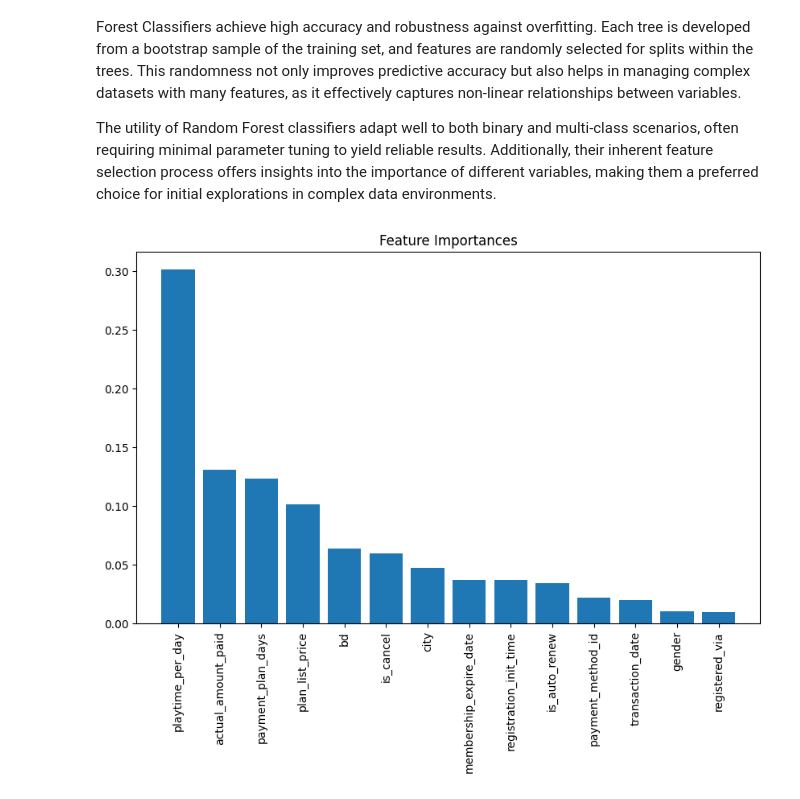
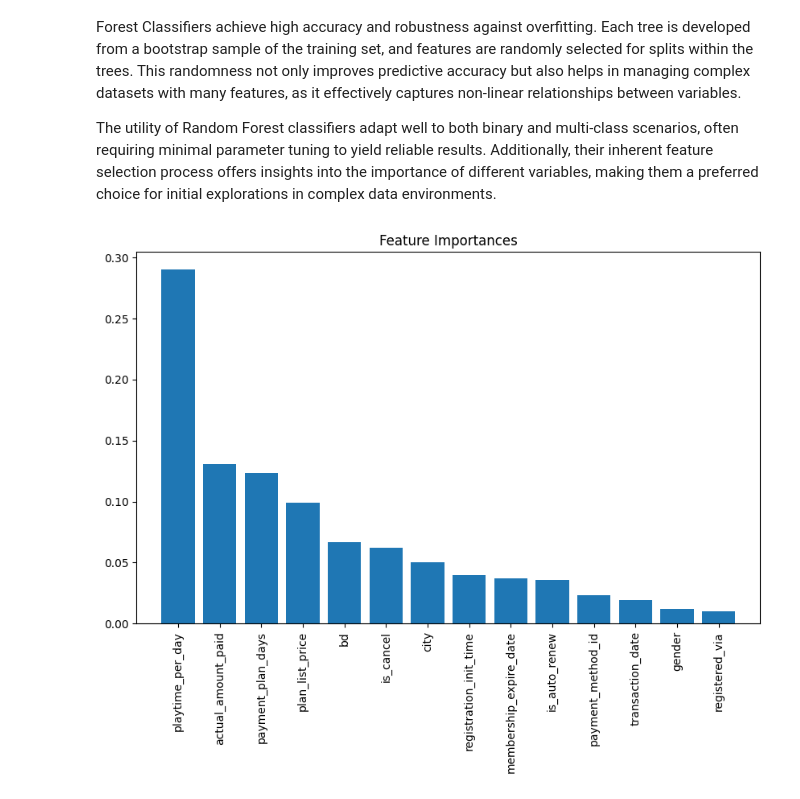
Before and after one commit to yingliu02/DATA240_Project, a Jupyter notebook: Project.ipynb, the cells around one changed output. Saved outputs shown, nothing was run; the diff lists cells and outputs as text; code cells hidden in the pictures.

```diff
--- a/Project.ipynb
+++ b/Project.ipynb
@@ -324,2 +391,30 @@ classifiers = {
 }
+# %%
+# merge the datasets into a unified dataframe
+import pandas as pd
+from scripts.get_merged_data import get_merged_data
+# df = get_merged_data()
+merged_raw_data_url = 'https://drive.google.com/file/d/1WDfh8HLYOtUNuhRZqKCScd1qb4l9sqyj/view?usp=sharing'
+merged_raw_data_url = 'https://drive.google.com/uc?id=' + merged_raw_data_url.split('/')[-2]
+
+df = pd.read_csv(merged_raw_data_url)
+df = df.set_index('msno')
+df.head()
+
+from sklearn.model_selection import train_test_split
+from imblearn.under_sampling import RandomUnderSampler
+
+df = pd.read_csv(merged_raw_data_url)
+df.drop('msno', axis=1, inplace=True)
+X = df.drop(['is_churn'], axis=1)
+y = df['is_churn']
+
+# Split the data into training and testing sets
+X_temp, X_test, y_temp, y_test = train_test_split(X, y, test_size=0.2, random_state=42, stratify=y)
+X_train, X_val, y_train, y_val = train_test_split(X_temp, y_temp, test_size=0.25, random_state=42, stratify=y_temp)
+# Combine X_train and y_train into a single DataFrame for undersampling
+train_data = pd.concat([X_train, y_train], axis=1)
+
+# Identify the minority class label
+minority_class_label = train_data['is_churn'].value_counts().idxmin()
 # %%
@@ -440,25 +532,22 @@ The utility of Random Forest classifiers adapt well to both binary and multi-cla
 # %%
 import pandas as pd
 import seaborn as sns
 import matplotlib.pyplot as plt
 from sklearn.ensemble import RandomForestClassifier
 
-X = df.drop('is_churn', axis=1)
-y = df['is_churn']
-rf = RandomForestClassifier(random_state=42)
 # Fit the model
-rf.fit(X, y)
+rf.fit(X_train, y_train)
 
 # Get feature importances
 importances = rf.feature_importances_
 indices = np.argsort(importances)[::-1]
 
 # Plot the feature importances
 plt.figure(figsize=(10, 6))
 plt.title('Feature Importances')
 plt.bar(range(X.shape[1]), importances[indices], align='center')
 plt.xticks(range(X.shape[1]), X.columns[indices], rotation=90)
 plt.xlim([-1, X.shape[1]])
 plt.show()
 # %% [output]
-[figure, old version]
+[figure, new version]
```
Also changed, not shown: parts of 15 cells of this notebook, 2 other files.
